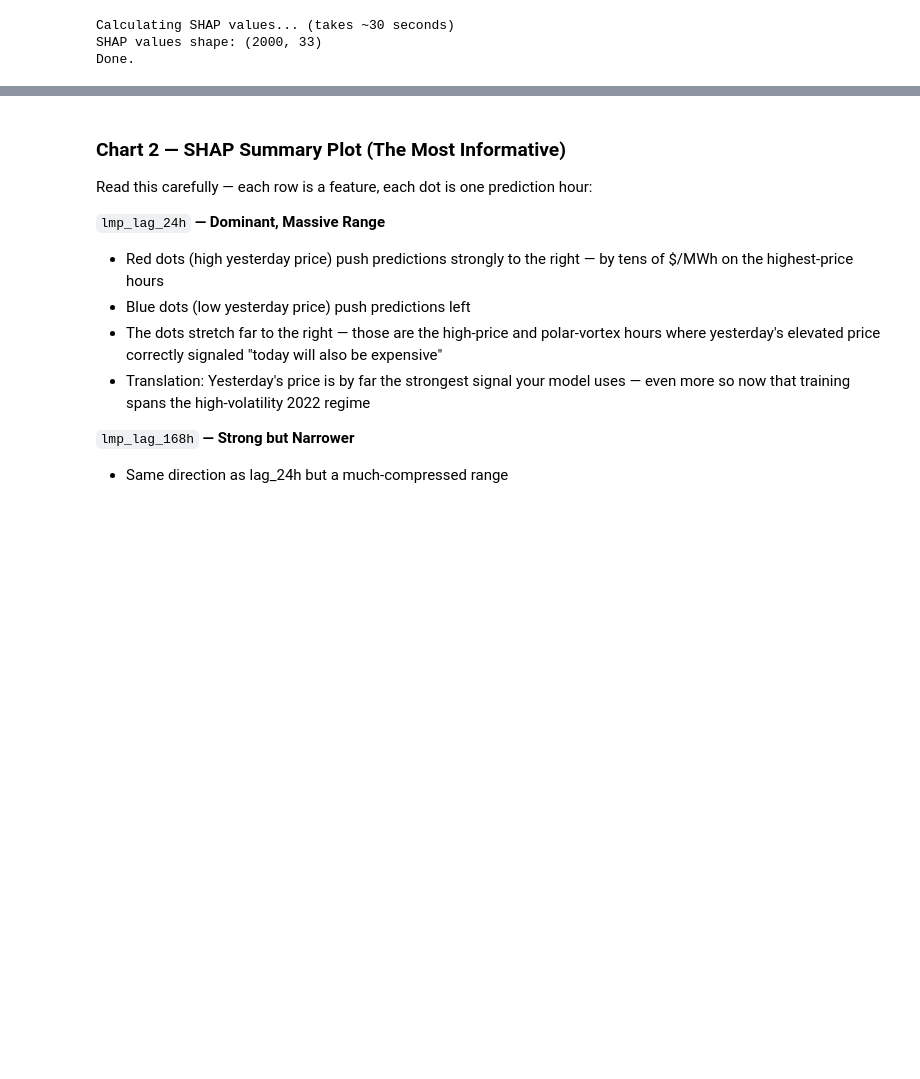
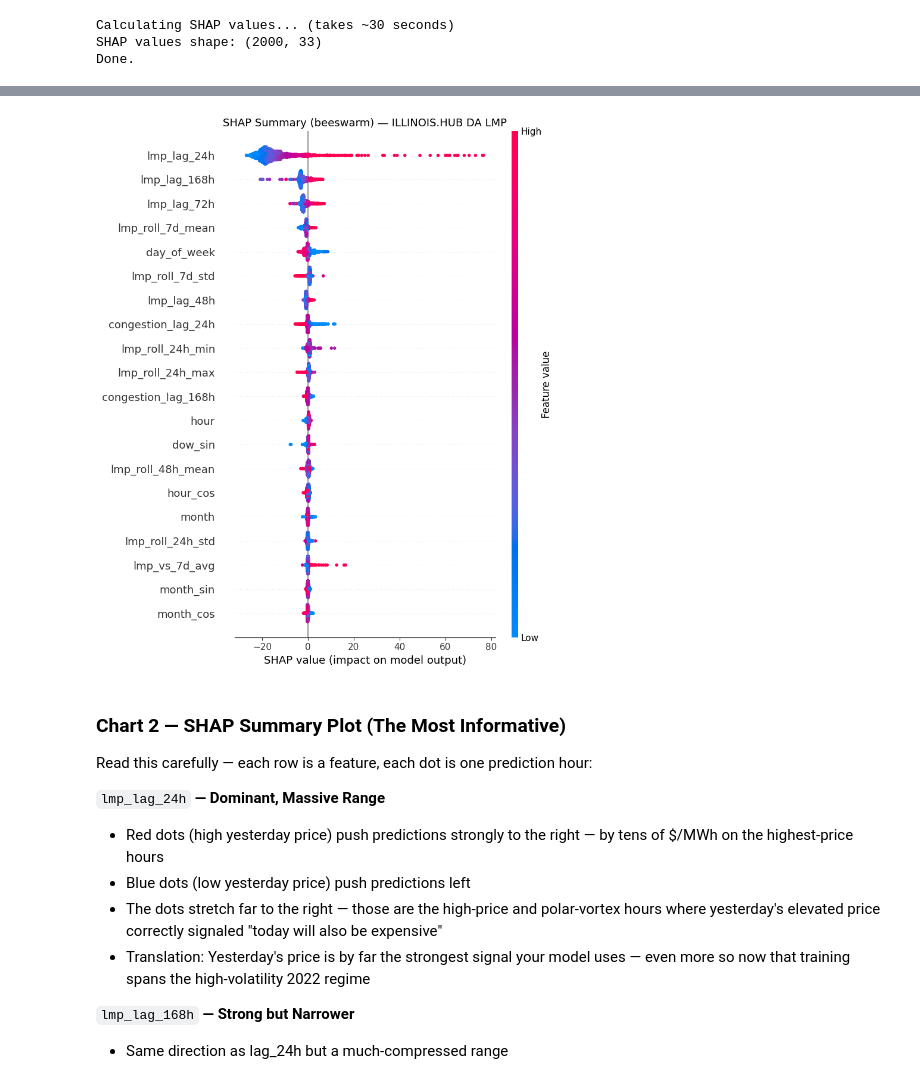
Before and after one commit to zhong338/lmp-forecaster, a Jupyter notebook: notebooks/06_feature_importance.ipynb, the cells around one changed output, grey strips where cells are left out. Cells and saved outputs as stored; diff of their text form; code cells hidden in the pictures; blank space fills up the shorter version.

```diff
--- a/notebooks/06_feature_importance.ipynb
+++ b/notebooks/06_feature_importance.ipynb
@@ -137,3 +131,21 @@ plt.show()
+# %%
+# --- SHAP Summary Plot (beeswarm) ---
+# Each dot is one hour: x = SHAP value (push on the prediction), colour = feature value
+# (red high / blue low). Shows both importance AND direction in one view.
+plt.figure(figsize=(10, 8))
+shap.summary_plot(
+    shap_values,
+    X_sample,
+    feature_names=FEATURES,
+    max_display=20,
+    show=False
+)
+plt.title('SHAP Summary (beeswarm) — ILLINOIS.HUB DA LMP', fontsize=13)
+plt.tight_layout()
+plt.savefig('results/shap_summary.png', dpi=150, bbox_inches='tight')
+plt.show()
+# %% [output]
+[figure, added]
 # %% [markdown]
 ### Chart 2 — SHAP Summary Plot (The Most Informative)
 Read this carefully — each row is a feature, each dot is one prediction hour:
```
Also changed, not shown: parts of 10 cells of this notebook, 14 other files.
